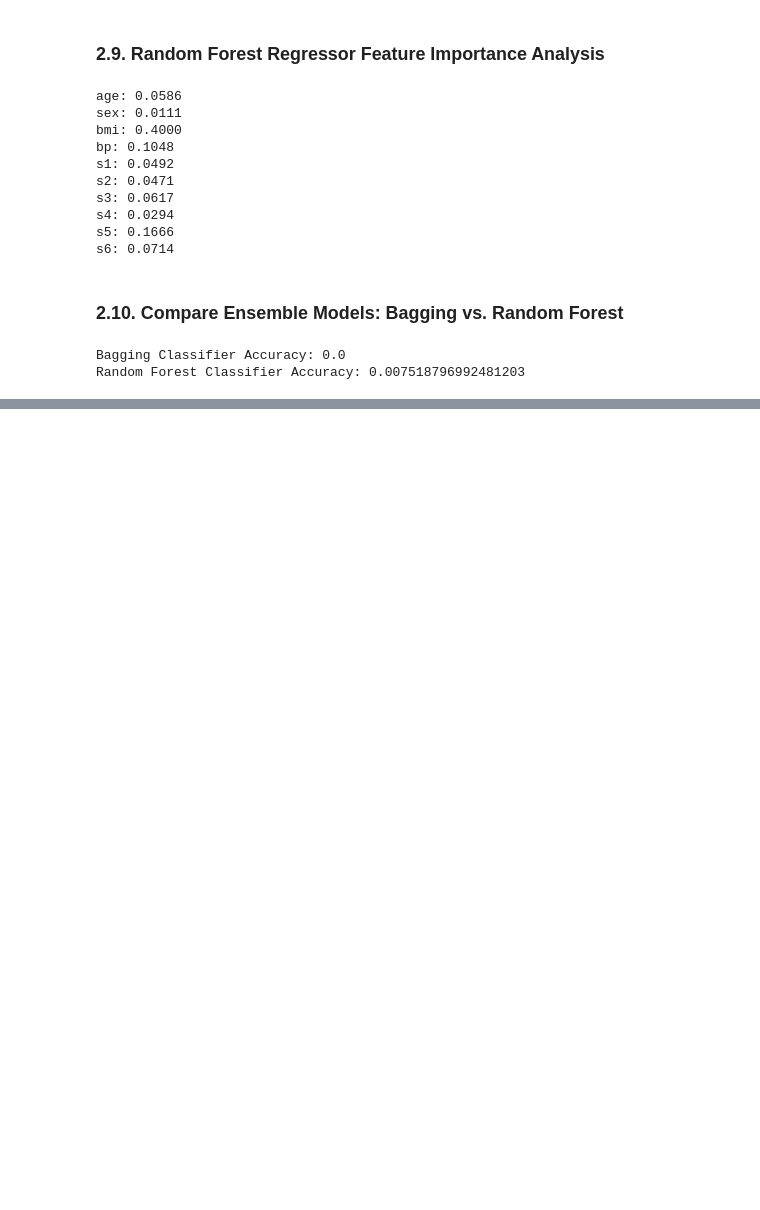
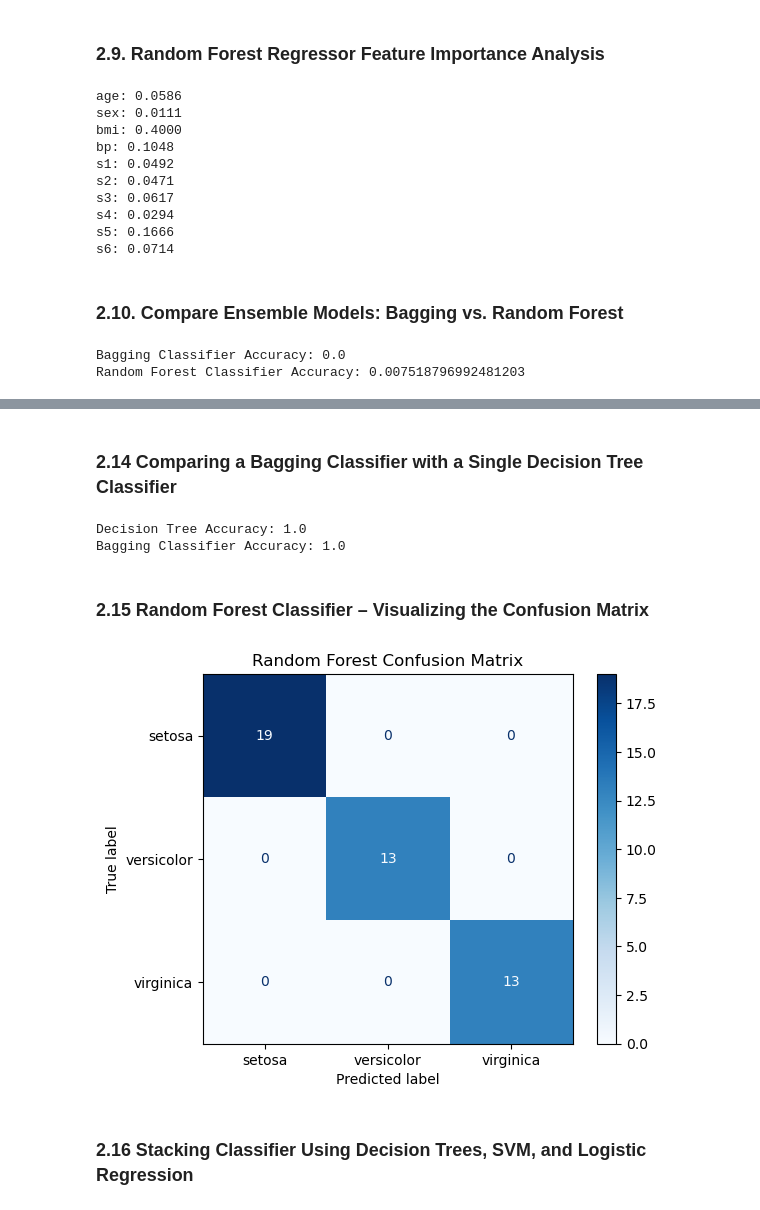
Before and after one commit to gauravmohan93s/PW_Skills_Assignments, a Jupyter notebook: Machine Learning/Ensemble Learning/Ensemble Learning.ipynb, the cells around one changed output, grey strips where cells are left out. Cells and saved outputs as stored; diff of their text form; code cells hidden in the pictures; blank space fills up the shorter version.

Commit message:
Update Ensemble Learning.ipynb
Updated Ensemble Learning Assignment

```diff
--- a/Machine Learning/Ensemble Learning/Ensemble Learning.ipynb
+++ b/Machine Learning/Ensemble Learning/Ensemble Learning.ipynb
@@ -326,0 +406,58 @@ Random Forest Classifier Accuracy: 0.007518796992481203
+# %% [markdown]
+### 2.14 Comparing a Bagging Classifier with a Single Decision Tree Classifier
+# %%
+from sklearn.datasets import load_iris
+from sklearn.tree import DecisionTreeClassifier
+from sklearn.ensemble import BaggingClassifier
+from sklearn.metrics import accuracy_score
+from sklearn.model_selection import train_test_split
+
+# Load dataset
+iris = load_iris()
+X, y = iris.data, iris.target
+X_train, X_test, y_train, y_test = train_test_split(X, y, test_size=0.3, random_state=42)
+
+# Single Decision Tree
+dt_clf = DecisionTreeClassifier(random_state=42)
+dt_clf.fit(X_train, y_train)
+dt_acc = accuracy_score(y_test, dt_clf.predict(X_test))
+
+# Bagging Classifier using Decision Tree
+bagging_clf = BaggingClassifier(estimator=DecisionTreeClassifier(), n_estimators=10, random_state=42)
+bagging_clf.fit(X_train, y_train)
+bagging_acc = accuracy_score(y_test, bagging_clf.predict(X_test))
+
+print("Decision Tree Accuracy:", dt_acc)
+print("Bagging Classifier Accuracy:", bagging_acc)
+# %% [output]
+Decision Tree Accuracy: 1.0
+Bagging Classifier Accuracy: 1.0
+# %% [markdown]
+### 2.15 Random Forest Classifier – Visualizing the Confusion Matrix
+# %%
+from sklearn.datasets import load_iris
+from sklearn.ensemble import RandomForestClassifier
+from sklearn.metrics import confusion_matrix, ConfusionMatrixDisplay
+from sklearn.model_selection import train_test_split
+import matplotlib.pyplot as plt
+
+# Load dataset
+iris = load_iris()
+X, y = iris.data, iris.target
+X_train, X_test, y_train, y_test = train_test_split(X, y, test_size=0.3, random_state=42)
+
+# Train model
+rf_clf = RandomForestClassifier(n_estimators=100, random_state=42)
+rf_clf.fit(X_train, y_train)
+y_pred = rf_clf.predict(X_test)
+
+# Compute confusion matrix
+cm = confusion_matrix(y_test, y_pred)
+disp = ConfusionMatrixDisplay(confusion_matrix=cm, display_labels=iris.target_names)
+disp.plot(cmap=plt.cm.Blues)
+plt.title("Random Forest Confusion Matrix")
+plt.show()
+# %% [output]
+[figure, added]
+# %% [markdown]
+### 2.16 Stacking Classifier Using Decision Trees, SVM, and Logistic Regression
```
Also changed, not shown: parts of 25 cells of this notebook.
